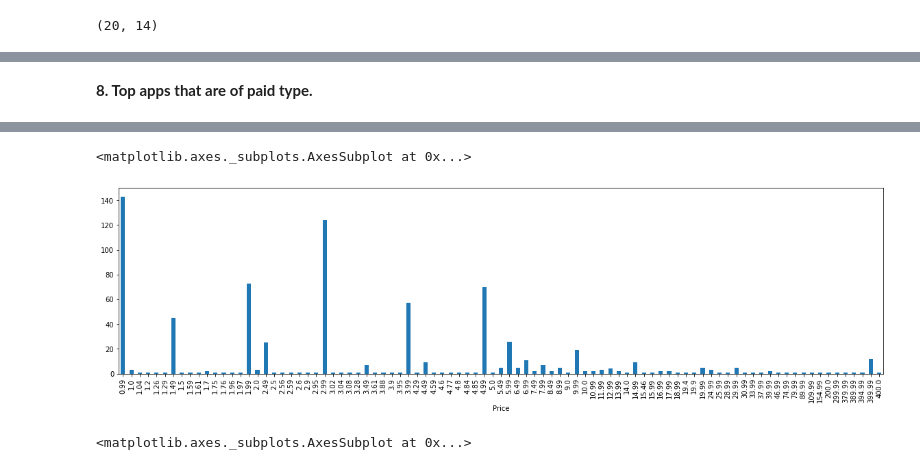
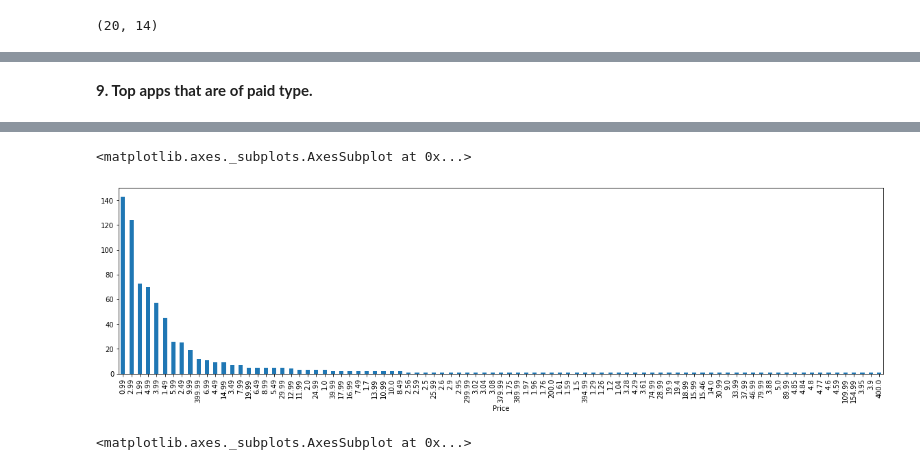
Before and after one commit to shaloy-lewis/EDA_on_play_store_app_reviews, a Jupyter notebook: EDA_on_Play_Store_App_Reviews_by_Shaloy_Lewis.ipynb, the cells around one changed output, grey strips where cells are left out. Drawn from its saved outputs; the diff is of its cells as text; code cells hidden in the pictures.

```diff
--- a/EDA_on_Play_Store_App_Reviews_by_Shaloy_Lewis.ipynb
+++ b/EDA_on_Play_Store_App_Reviews_by_Shaloy_Lewis.ipynb
@@ -1689,5 +1720,5 @@ plt.legend()
 # %% [markdown]
-**8. Top apps that are of paid type.**
+**9. Top apps that are of paid type.**
 # %%
 # Creating a df containing only paid apps
 
@@ -1703,10 +1734,10 @@ paid_df.head()
 # %%
 # Number of apps that can be installed at a particular price
 
-paid_df.groupby('Price')['App'].count().plot.bar(figsize = (20,5))
+paid_df.groupby('Price')['App'].count().sort_values(ascending= False).plot.bar(figsize = (20,5))
 # %% [output]
 <matplotlib.axes._subplots.AxesSubplot at 0x...>
-[figure, old version]
+[figure, new version]
 # %%
 # Average number of paid app installs
 
```
Also changed, not shown: parts of 56 cells of this notebook.
